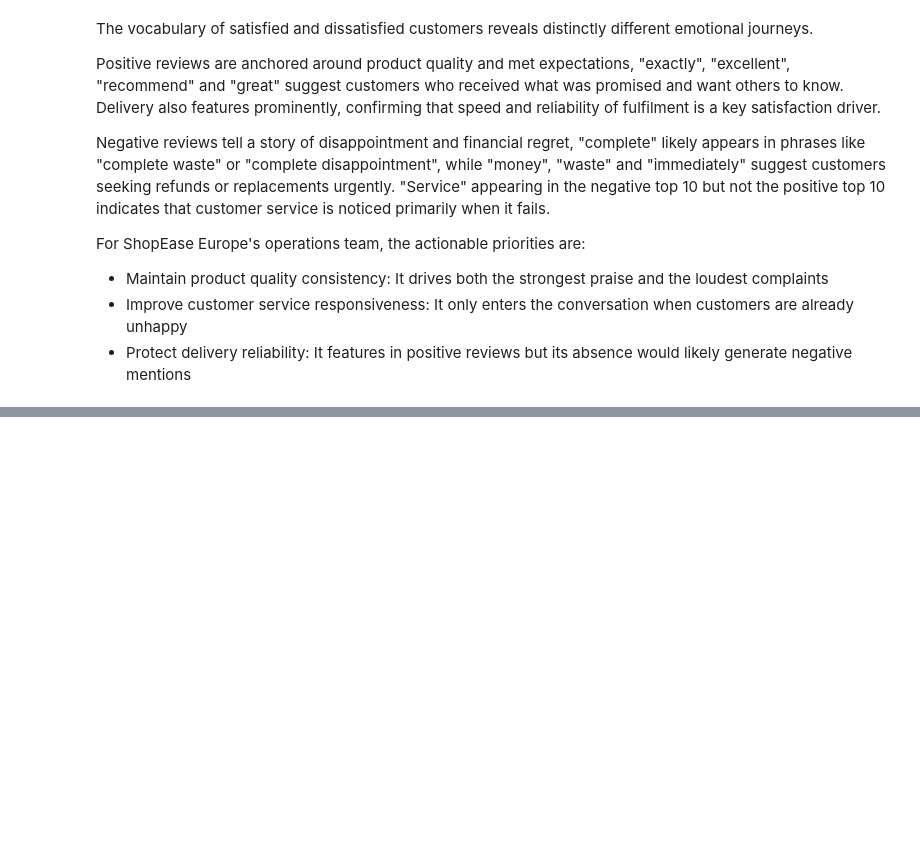
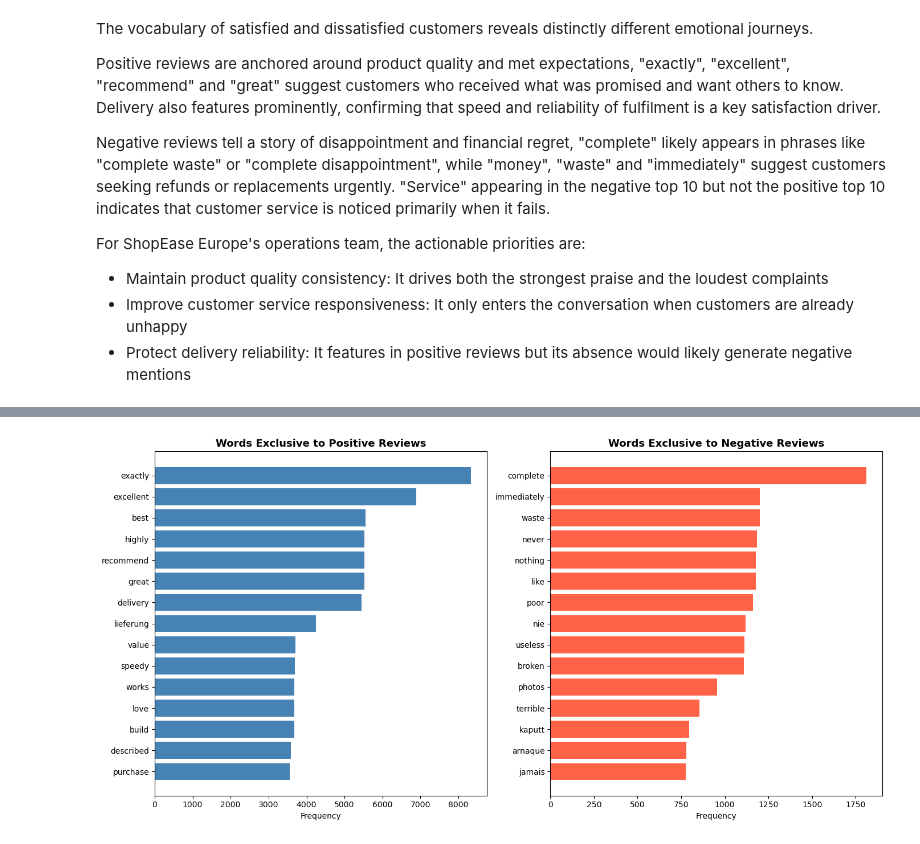
Before and after one commit to AishatOlisa/shopease-sentiment-analysis, a Jupyter notebook: notebooks/06_eda_sentiment_drivers.ipynb, the cells around one changed output, grey strips where cells are left out. Saved outputs shown, nothing was run; the diff lists cells and outputs as text; code cells hidden in the pictures; blank space fills up the shorter version.

```diff
--- a/notebooks/06_eda_sentiment_drivers.ipynb
+++ b/notebooks/06_eda_sentiment_drivers.ipynb
@@ -186,0 +258,37 @@ For ShopEase Europe's operations team, the actionable priorities are:
+# %%
+# Get top unique words with their frequencies
+def get_unique_top_words(text_a, text_b, n=15):
+    words_a = dict(clean_and_count(text_a, n=500))
+    words_b = dict(clean_and_count(text_b, n=500))
+    unique = {w: c for w, c in words_a.items() if w not in words_b}
+    return sorted(unique.items(), key=lambda x: x[1], reverse=True)[:n]
+
+unique_positive = get_unique_top_words(positive_text, negative_text)
+unique_negative = get_unique_top_words(negative_text, positive_text)
+
+fig, axes = plt.subplots(1, 2, figsize=(14, 7))
+
+# Unique positive words
+pos_labels = [w[0] for w in unique_positive]
+pos_counts = [w[1] for w in unique_positive]
+axes[0].barh(pos_labels[::-1], pos_counts[::-1], color='steelblue')
+axes[0].set_title('Words Exclusive to Positive Reviews',
+                  fontsize=13, fontweight='bold')
+axes[0].set_xlabel('Frequency')
+axes[0].grid(False)
+
+# Unique negative words
+neg_labels = [w[0] for w in unique_negative]
+neg_counts = [w[1] for w in unique_negative]
+axes[1].barh(neg_labels[::-1], neg_counts[::-1], color='tomato')
+axes[1].set_title('Words Exclusive to Negative Reviews',
+                  fontsize=13, fontweight='bold')
+axes[1].set_xlabel('Frequency')
+axes[1].grid(False)
+
+plt.tight_layout()
+plt.savefig(os.path.join(FIGURES_PATH, 'unique_words_comparison.png'),
+            dpi=150, bbox_inches='tight')
+plt.show()
+# %% [output]
+[figure, added]
```
Also changed, not shown: parts of 8 cells of this notebook, 3 other files.
